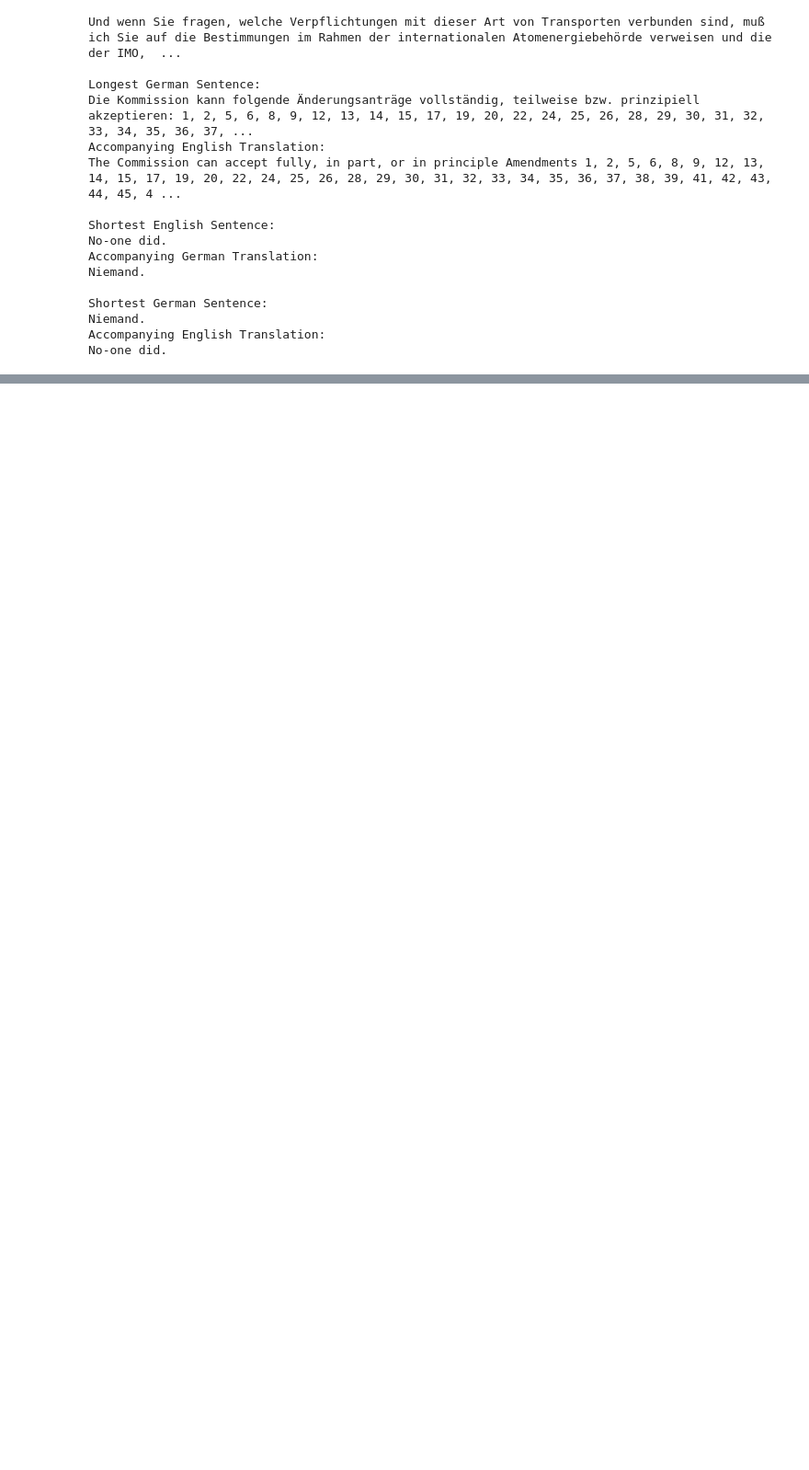
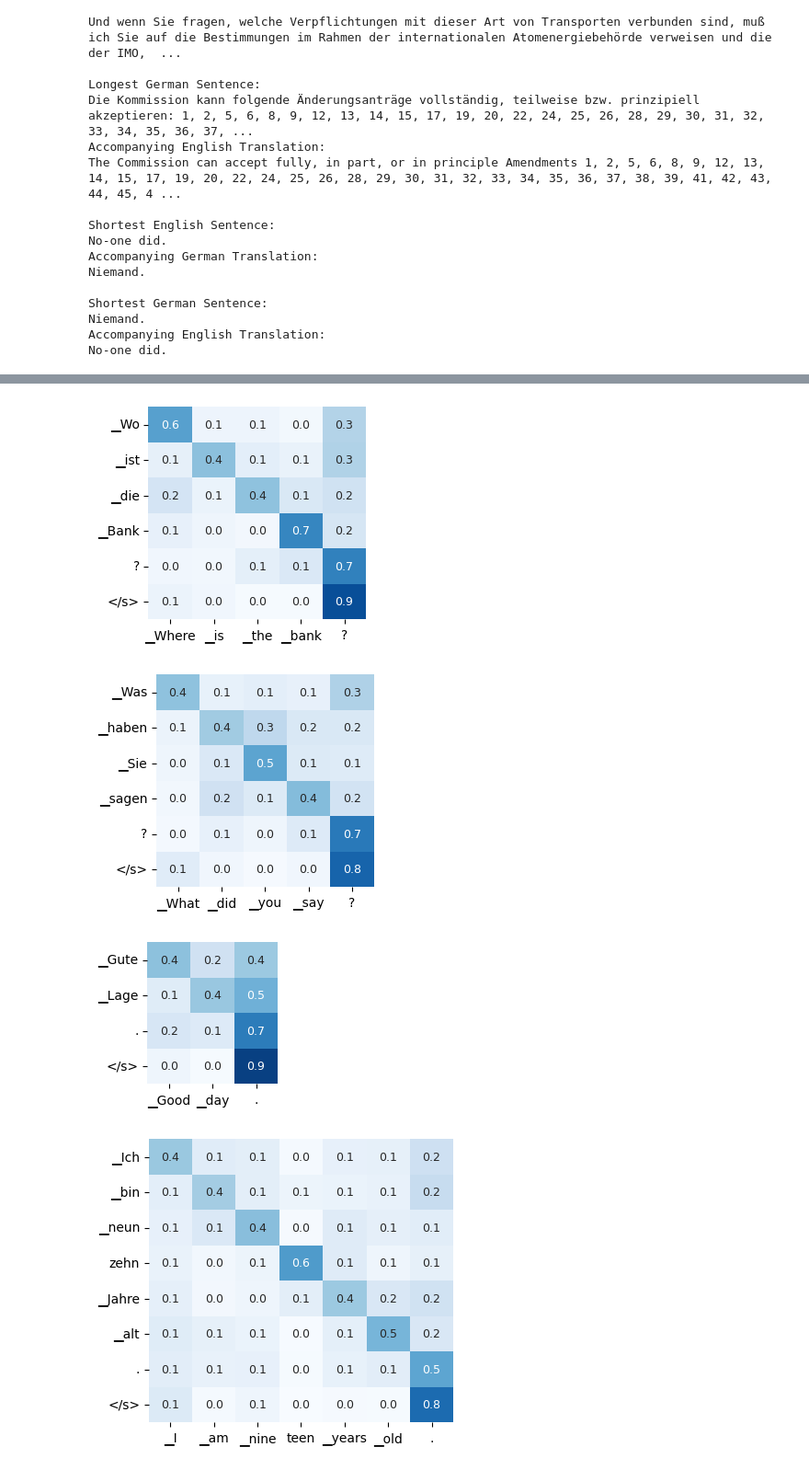
Before and after one commit to EH225/EngDeu_NMT, a Jupyter notebook: graphics.ipynb, the cells around one changed output, grey strips where cells are left out. Shown at 92% size. Saved outputs shown, nothing was run; the diff lists cells and outputs as text; code cells hidden in the pictures; blank space fills up the shorter version.

```diff
--- a/graphics.ipynb
+++ b/graphics.ipynb
@@ -416,0 +441,17 @@ No-one did.
+# %%
+model = all_models.load_model("LSTM_Att", "eng", 'deu')
+
+src_sentences = ["Where is the bank?", "What did you say?", "Good day.", "I am nineteen years old.",
+                 "Are you a doctor?", "How's it going?", "What time is it?", "How can I help you?",
+                 "What did you do on the weekend?", "The big beautiful blue sky is so magestic, don't think?"]
+
+src_sentences = util.tokenize_sentences(src_sentences, "eng")
+mt = model.translate(src_sentences, beam_size=5, k_pct=0.1, max_decode_lengths=None, tokenized=True)
+# %%
+for h in mt:
+    util.plot_heatmap(h[2], min_val=0, max_val=1, cmap="Blues")
+# %% [output]
+[figure, added]
+[figure, added]
+[figure, added]
+[figure, added]
```
Also changed, not shown: parts of 22 cells of this notebook, 7 other files.
